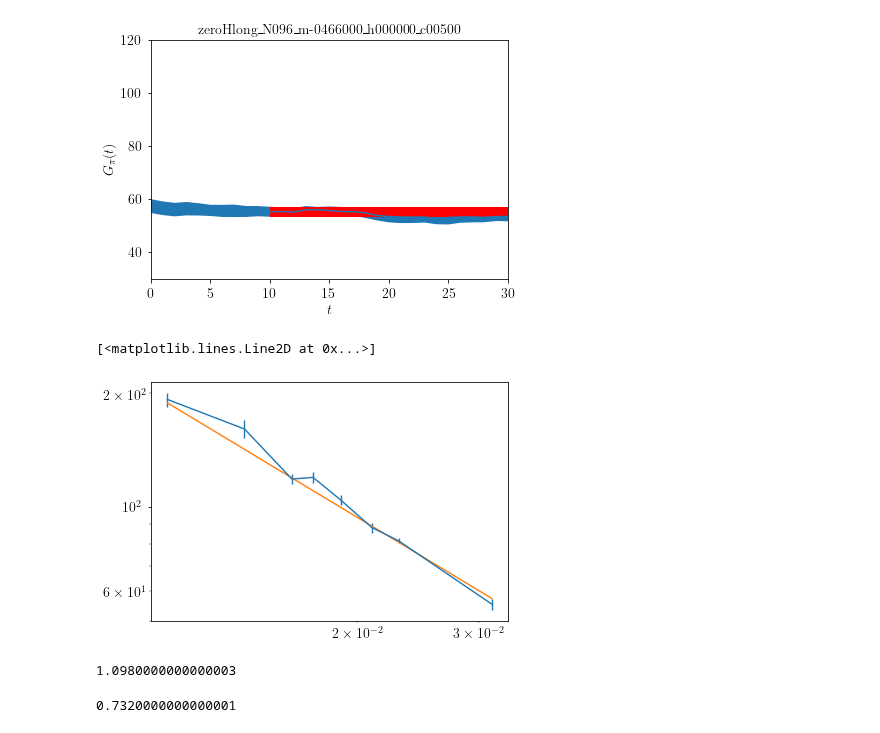
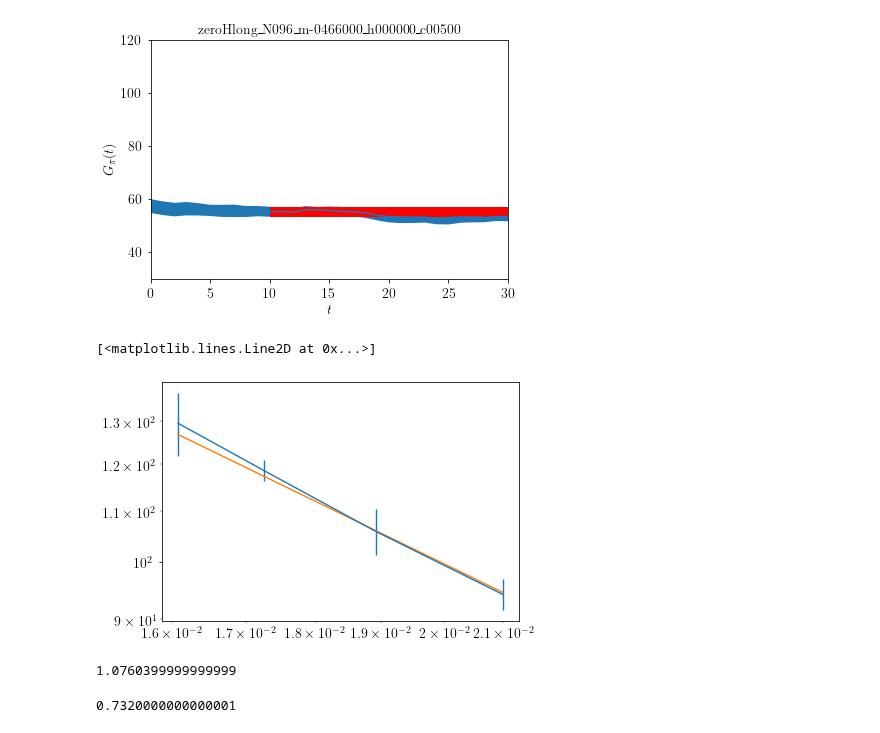
Before and after one commit to jannisgebbo/langevinA, a Jupyter notebook: jupyter_notebooks/RestoredPhaseCorrelationLengthTimePrec.ipynb, the cells around one changed output. Saved outputs shown, nothing was run; the diff lists cells and outputs as text; code cells hidden in the pictures.

```diff
--- a/jupyter_notebooks/RestoredPhaseCorrelationLengthTimePrec.ipynb
+++ b/jupyter_notebooks/RestoredPhaseCorrelationLengthTimePrec.ipynb
@@ -57,17 +57,20 @@ def getNameStr(m, v):
         mStr+='0'
     vStr = "{}".format(v)
     vStr = "N0" + vStr if v < 100 else "N" + vStr
-    return "zeroHlong_" + vStr + "_" + mStr + "_h000000_c00500"
+    return "zeroH_" + vStr + "_" + mStr + "_h000000_c00500"
 # %%
 data=dict()
 dataFn=dict()
 masses = [-4.76000, -4.74500 ,-4.73366,-4.72800, -4.72000,-4.71000,-4.70052, -4.66000]
+masses = [-4.73366,-4.72800, -4.72000,-4.71000]
+masses = [-4.68000]
+
 mc = -4.81100
 reducedMasses = (mc - np.asarray(masses)) / mc
 for m in masses:
     data[m] = dict()
     dataFn[m] = dict()
-volumes = [96]
+volumes = [48]
 # %%
 fitter = dict()
 
@@ -82,3 +85,6 @@ for v in volumes:
     for m in masses:
         data[m][v].loadAv("M2")
         data[m][v].loadAv("M22")
+# %%
+t1,t, block1=blocking( data[m][v].av["M2"][5000:])
+t1
@@ -460,8 +458,8 @@ plt.show()
 effMasses = np.zeros(len(masses))
 effMassesErr = np.zeros(len(masses))
 # %%
-plateau = 250
-endPlateau = 400
+plateau = 100
+endPlateau = 200
 modelC = lambda par : par[0]
 
 m = masses[0]
@@ -487,7 +485,7 @@ plt.title(dataFn[m][v], fontsize=14)
 xlabel(plt.gca(), "$t$")
 ylabel(plt.gca(), "$G_\pi(t)$")
 plt.xlim([0,endPlateau])
-plt.ylim([150,300])
+plt.ylim([50,300])
 
 
 xs = [plateau,endPlateau]
@@ -797,15 +795,15 @@ effMassesErr[7] = fitC2.errors['b']
 # %%
 plt.errorbar(reducedMasses[:], effMasses[:], effMassesErr[:])
 plt.yscale('log')
 plt.xscale('log')
-plt.plot(reducedMasses[:],1.28*reducedMasses[:]**(-1.098))
+plt.plot(reducedMasses[:],1.36*reducedMasses[:]**(-1.098))
 # %% [output]
 [<matplotlib.lines.Line2D at 0x...>]
-[figure, old version]
+[figure, new version]
 # %%
-0.40 * 1.50* 1.83
+0.40 * 1.47* 1.83
 # %% [output]
-1.0980000000000003
+1.0760399999999999
 # %%
  1.83 * 0.40
 # %% [output]
```
Also changed, not shown: parts of 20 cells of this notebook, 4 other files.
